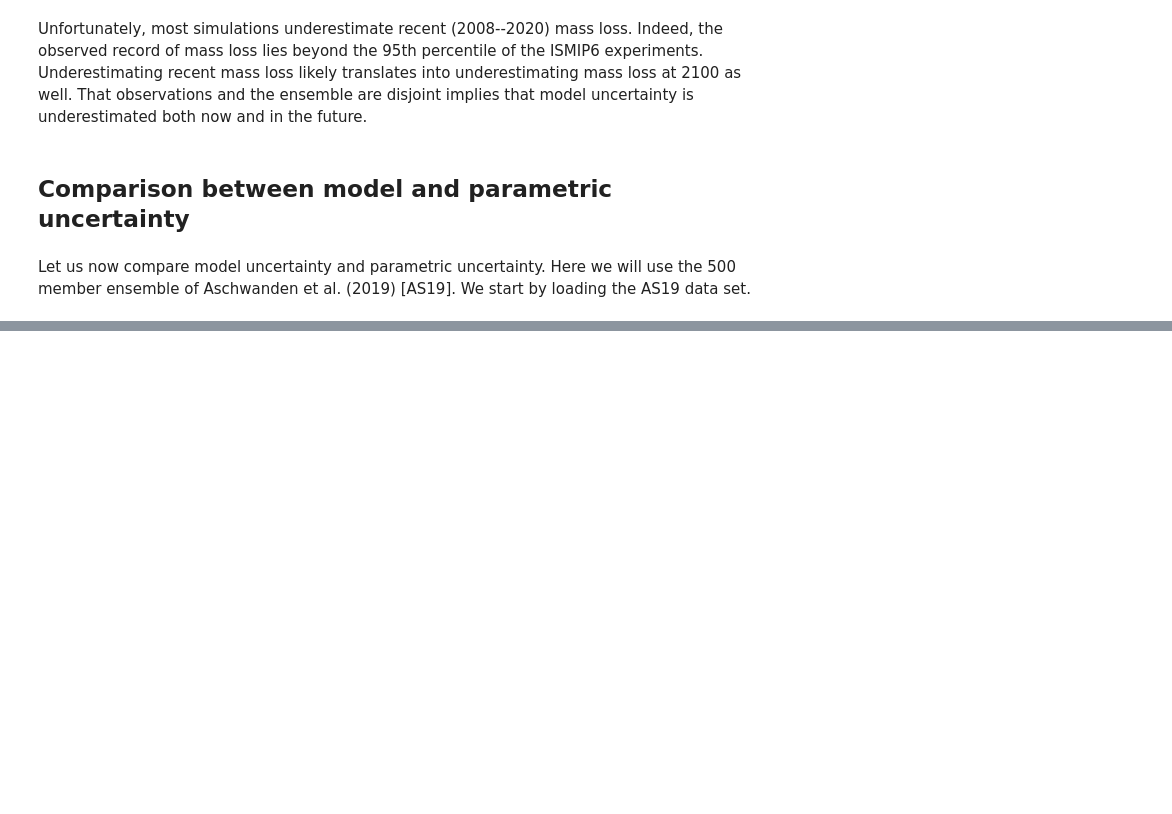
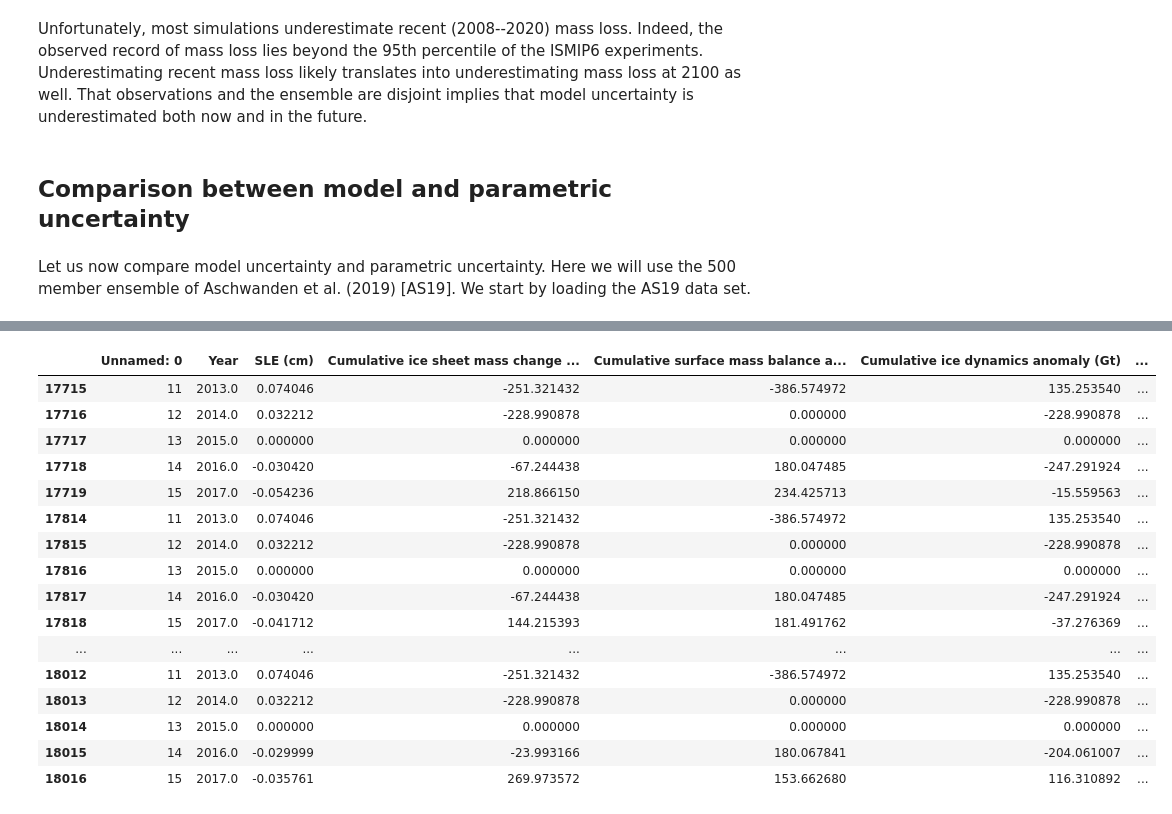
Before and after one commit to aaschwanden/ismip6-ipcc, a Jupyter notebook: analyze_slr_predictions.ipynb, the cells around one changed output, grey strips where cells are left out. Saved outputs shown, nothing was run; the diff lists cells and outputs as text; code cells hidden in the pictures; blank space fills up the shorter version.

```diff
--- a/analyze_slr_predictions.ipynb
+++ b/analyze_slr_predictions.ipynb
@@ -286,0 +301,20 @@ fig.savefig("model_vs_parametric_uncerainty_pdf.pdf")
+# %%
+ismip6[(ismip6["Model"] == "PISM") & (ismip6["Year"] < 2018) & (ismip6["Year"] > 2012)]
+# %% [output]
+|  | Unnamed: 0 | Year | SLE (cm) | Cumulative ice sheet mass change ... | Cumulative surface mass balance a... | Cumulative ice dynamics anomaly (Gt) | ... |
+| 17715 | 11 | 2013.0 | 0.074046 | -251.321432 | -386.574972 | 135.253540 | ... |
+| 17716 | 12 | 2014.0 | 0.032212 | -228.990878 | 0.000000 | -228.990878 | ... |
+| 17717 | 13 | 2015.0 | 0.000000 | 0.000000 | 0.000000 | 0.000000 | ... |
+| 17718 | 14 | 2016.0 | -0.030420 | -67.244438 | 180.047485 | -247.291924 | ... |
+| 17719 | 15 | 2017.0 | -0.054236 | 218.866150 | 234.425713 | -15.559563 | ... |
+| 17814 | 11 | 2013.0 | 0.074046 | -251.321432 | -386.574972 | 135.253540 | ... |
+| 17815 | 12 | 2014.0 | 0.032212 | -228.990878 | 0.000000 | -228.990878 | ... |
+| 17816 | 13 | 2015.0 | 0.000000 | 0.000000 | 0.000000 | 0.000000 | ... |
+| 17817 | 14 | 2016.0 | -0.030420 | -67.244438 | 180.047485 | -247.291924 | ... |
+| 17818 | 15 | 2017.0 | -0.041712 | 144.215393 | 181.491762 | -37.276369 | ... |
+| ... | ... | ... | ... | ... | ... | ... | ... |
+| 18012 | 11 | 2013.0 | 0.074046 | -251.321432 | -386.574972 | 135.253540 | ... |
+| 18013 | 12 | 2014.0 | 0.032212 | -228.990878 | 0.000000 | -228.990878 | ... |
+| 18014 | 13 | 2015.0 | 0.000000 | 0.000000 | 0.000000 | 0.000000 | ... |
+| 18015 | 14 | 2016.0 | -0.029999 | -23.993166 | 180.067841 | -204.061007 | ... |
+| 18016 | 15 | 2017.0 | -0.035761 | 269.973572 | 153.662680 | 116.310892 | ... |
```
Also changed, not shown: parts of 6 cells of this notebook, 1 other file.
